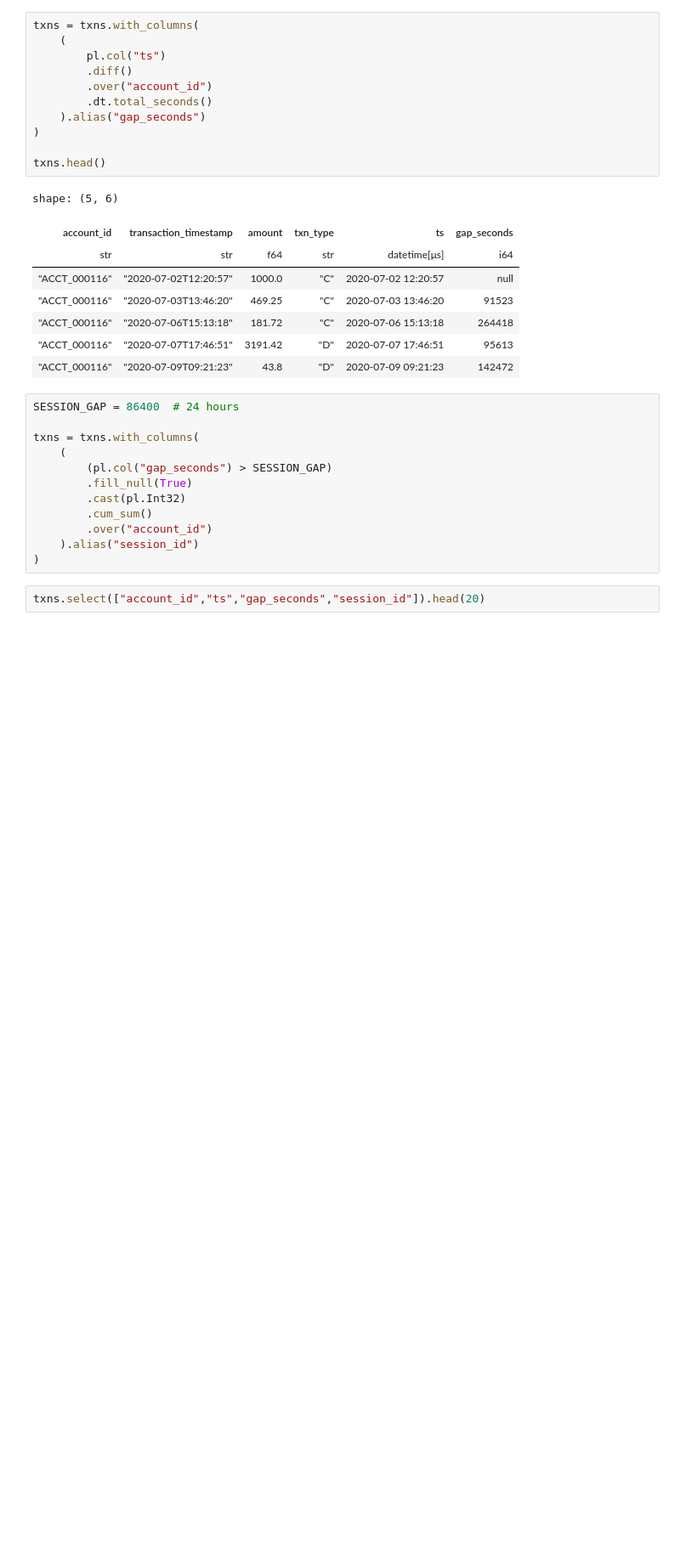
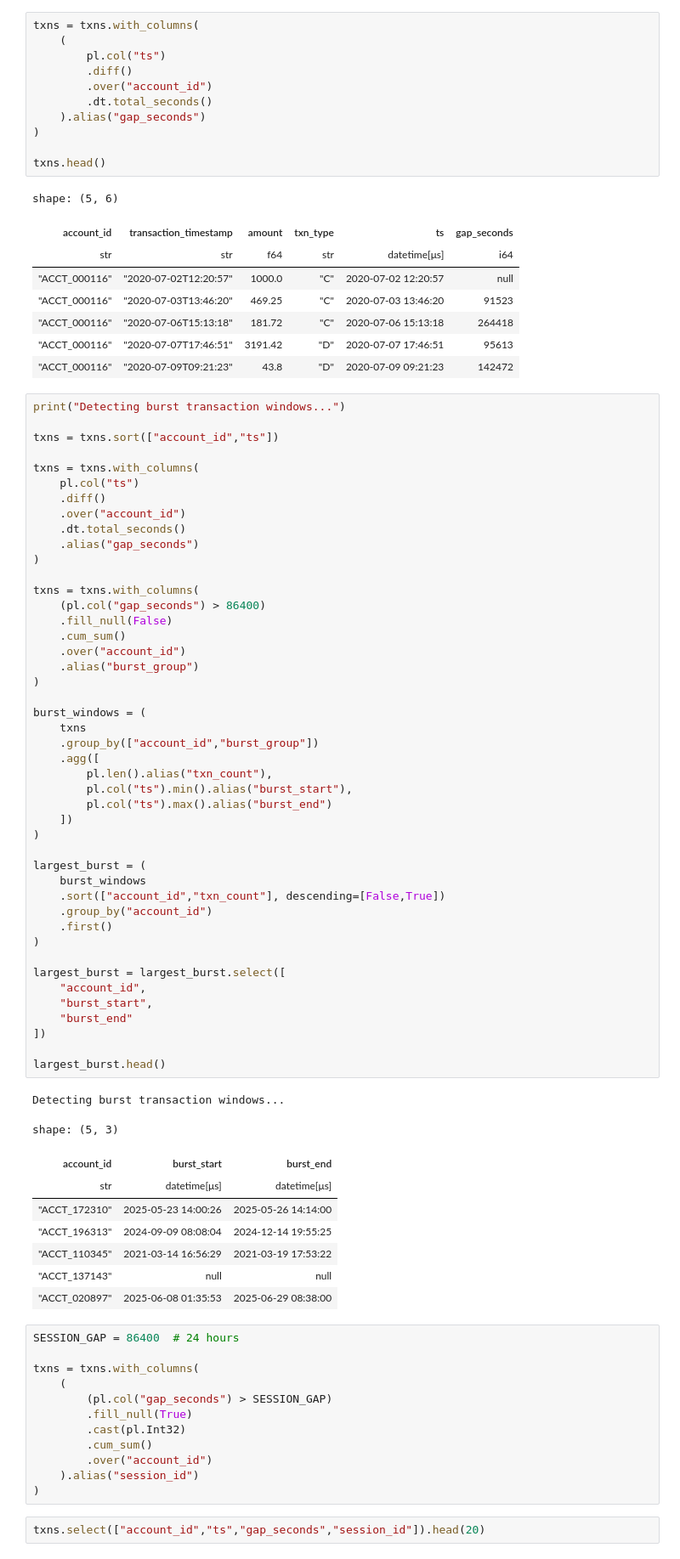
Before and after one commit to Vedansh-Mittal/IITD-Phase2, a Jupyter notebook: notebooks/Day6_Temporal_window_detection.ipynb, the cells around one changed output. Shown at 85% size. Saved outputs shown, nothing was run; the diff lists cells and outputs as text; blank space fills up the shorter version.

```diff
--- a/notebooks/Day6_Temporal_window_detection.ipynb
+++ b/notebooks/Day6_Temporal_window_detection.ipynb
@@ -110,6 +110,61 @@ shape: (5, 6)
 | "ACCT_000116" | "2020-07-06T15:13:18" | 181.72 | "C" | 2020-07-06 15:13:18 | 264418 |
 | "ACCT_000116" | "2020-07-07T17:46:51" | 3191.42 | "D" | 2020-07-07 17:46:51 | 95613 |
 | "ACCT_000116" | "2020-07-09T09:21:23" | 43.8 | "D" | 2020-07-09 09:21:23 | 142472 |
+# %%
+print("Detecting burst transaction windows...")
+
+txns = txns.sort(["account_id","ts"])
+
+txns = txns.with_columns(
+    pl.col("ts")
+    .diff()
+    .over("account_id")
+    .dt.total_seconds()
+    .alias("gap_seconds")
+)
+
+txns = txns.with_columns(
+    (pl.col("gap_seconds") > 86400)
+    .fill_null(False)
+    .cum_sum()
+    .over("account_id")
+    .alias("burst_group")
+)
+
+burst_windows = (
+    txns
+    .group_by(["account_id","burst_group"])
+    .agg([
+        pl.len().alias("txn_count"),
+        pl.col("ts").min().alias("burst_start"),
+        pl.col("ts").max().alias("burst_end")
+    ])
+)
+
+largest_burst = (
+    burst_windows
+    .sort(["account_id","txn_count"], descending=[False,True])
+    .group_by("account_id")
+    .first()
+)
+
+largest_burst = largest_burst.select([
+    "account_id",
+    "burst_start",
+    "burst_end"
+])
+
+largest_burst.head()
+# %% [output]
+Detecting burst transaction windows...
+shape: (5, 3)
+| account_id | burst_start | burst_end |
+| str | datetime[μs] | datetime[μs] |
+| "ACCT_172310" | 2025-05-23 14:00:26 | 2025-05-26 14:14:00 |
+| "ACCT_196313" | 2024-09-09 08:08:04 | 2024-12-14 19:55:25 |
+| "ACCT_110345" | 2021-03-14 16:56:29 | 2021-03-19 17:53:22 |
+| "ACCT_137143" | null | null |
+| "ACCT_020897" | 2025-06-08 01:35:53 | 2025-06-29 08:38:00 |
 # %%
 SESSION_GAP = 86400  # 24 hours
 
```
Also changed, not shown: parts of 26 cells of this notebook, 5 other files.
